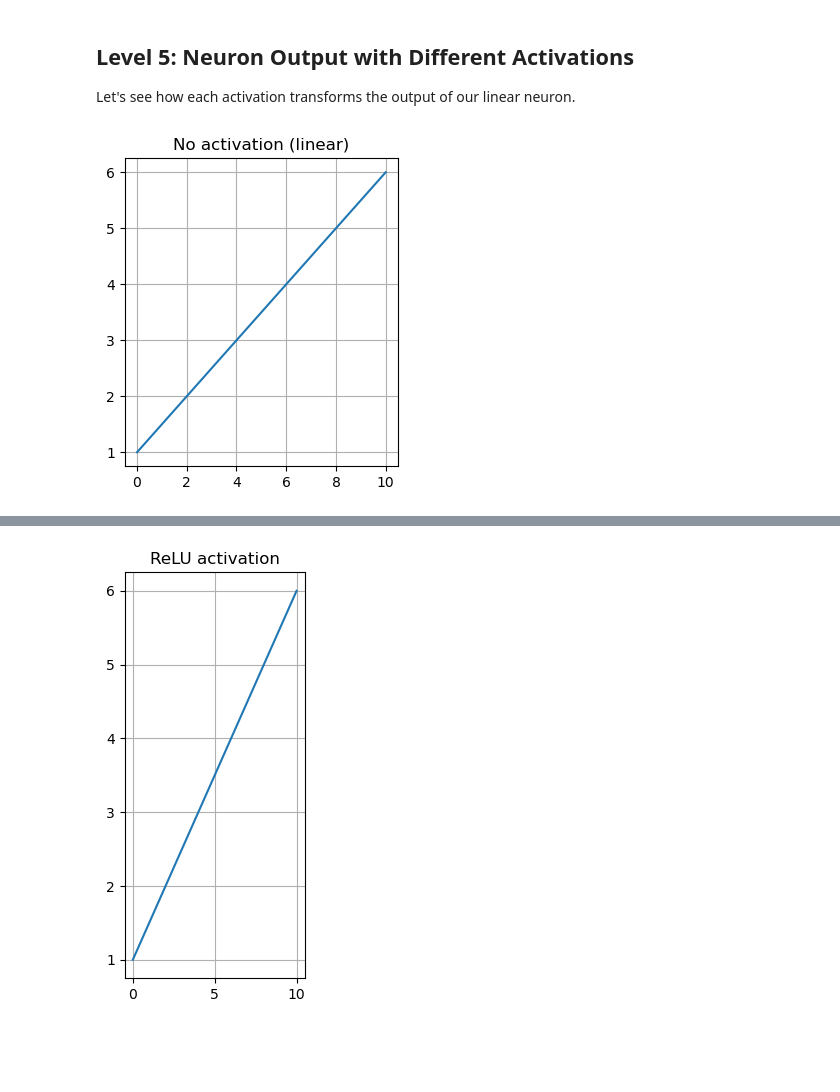
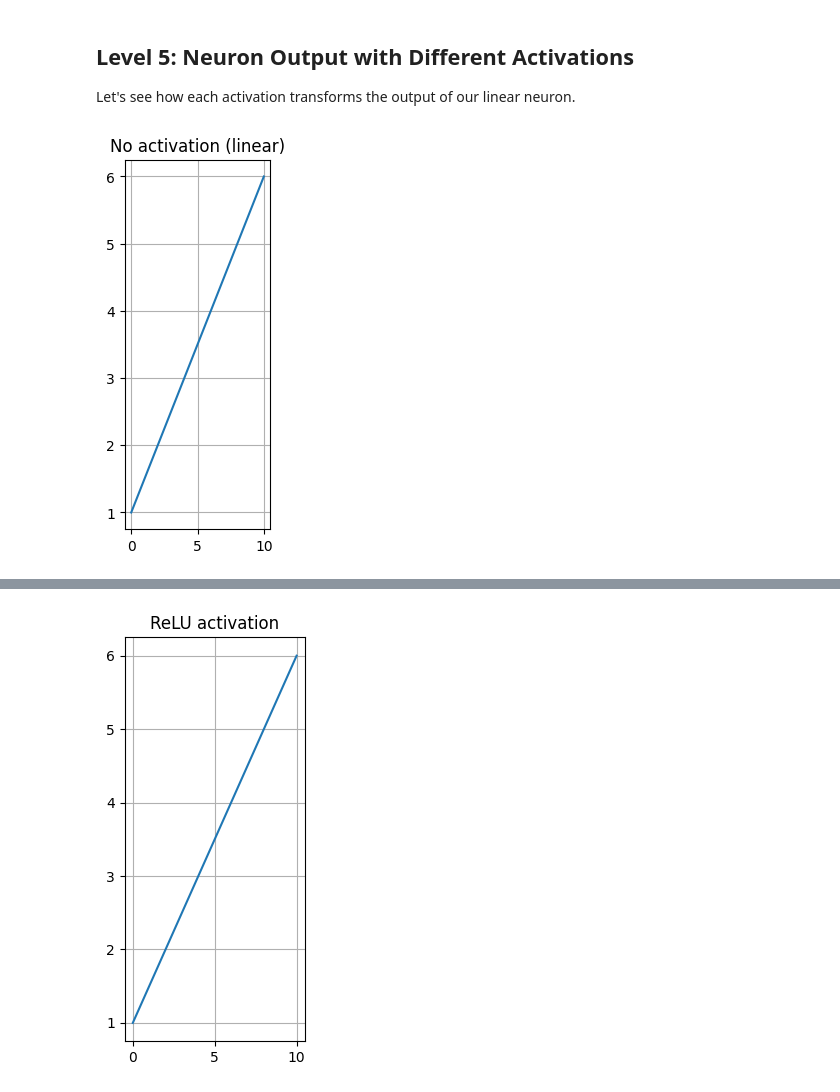
Before and after one commit to catsnravens/DLwCUDA_2026, a Jupyter notebook: dlwc/lab4/ex3.ipynb, the cells around one changed output, grey strips where cells are left out. Drawn from its saved outputs; the diff is of its cells as text; code cells hidden in the pictures; blank space fills up the shorter version.

```diff
--- a/dlwc/lab4/ex3.ipynb
+++ b/dlwc/lab4/ex3.ipynb
@@ -105,13 +120,13 @@ Let's see how each activation transforms the output of our linear neuron.
 w = np.array([0.5, 1])
 z_raw = neuron2(X, w)
 # %%
-plt.figure(figsize=(12, 4))
+plt.figure(figsize=(16, 4))
 plt.subplot(1, 3, 1)
 plt.plot(X[:, 0], z_raw)
 plt.title("No activation (linear)")
 plt.grid(True)
 # %% [output]
-[figure, old version]
+[figure, new version]
 # %%
 plt.subplot(1, 3, 2)
 plt.plot(X[:, 0], sigmoid(z_raw))
```
Also changed, not shown: parts of 5 cells of this notebook.
